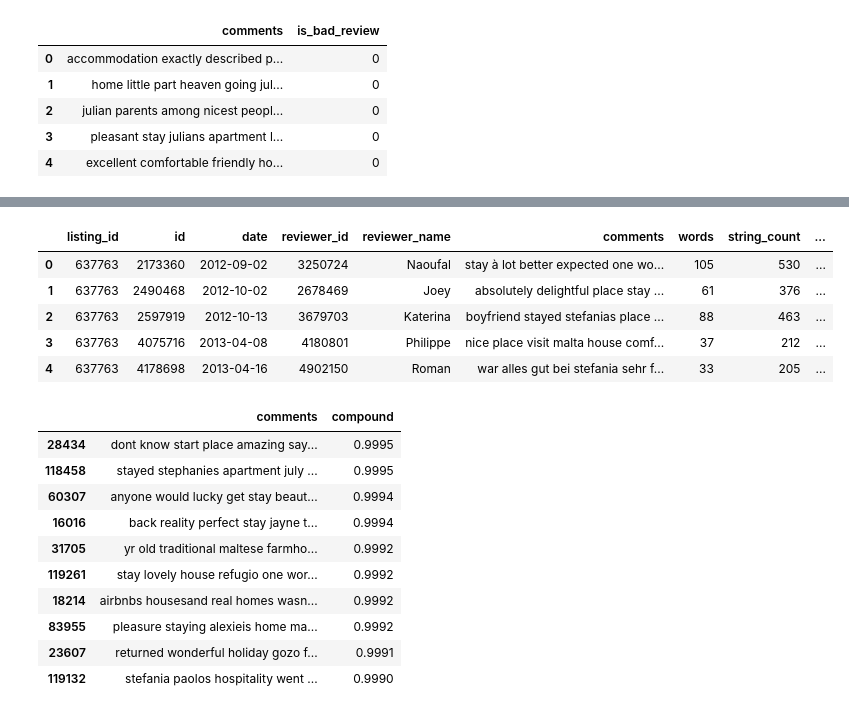
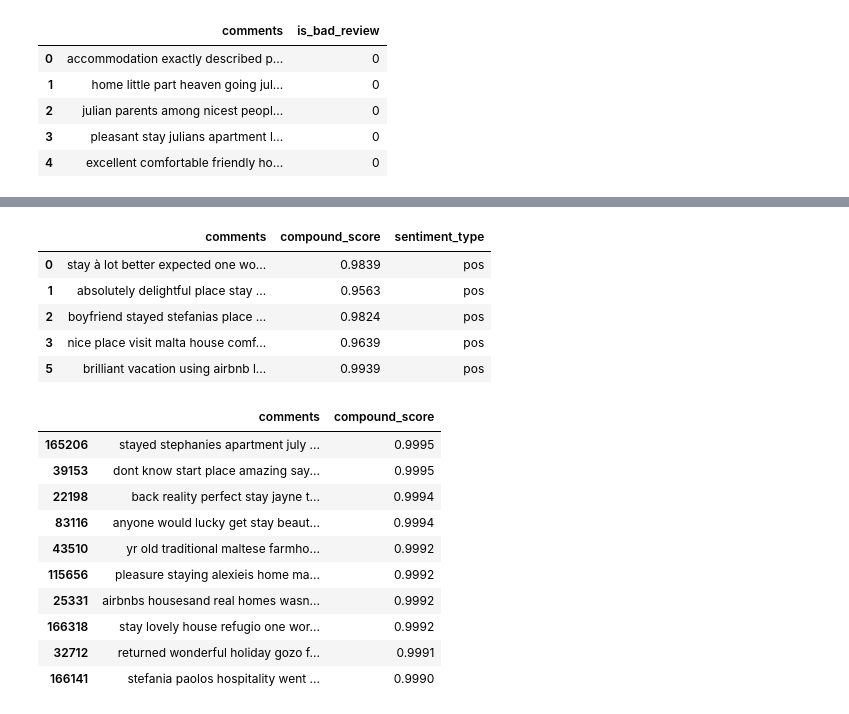
Before and after one commit to dianaionascu15/airbnb-nlp, a Jupyter notebook: airbnb_nlp.ipynb, the cells around one changed output, grey strips where cells are left out. Drawn from its saved outputs; the diff is of its cells as text; code cells hidden in the pictures.

```diff
--- a/airbnb_nlp.ipynb
+++ b/airbnb_nlp.ipynb
@@ -461,7 +431,7 @@ finder.nbest(bigram_measures.pmi, 10)
 ## Detect languages
 
 ## Convert comments to string
-reviews['comments'] = reviews['comments'].astype('string')
+reviews_summary['comments'] = reviews_summary['comments'].astype('string')
 
 # Langdetect library
 import langdetect
@@ -476,7 +446,7 @@ def det(x):
         lang = 'Other'
     return lang
 
-reviews['language'] = reviews['comments'].apply(lambda x: det(x))
+reviews_summary['language'] = reviews_summary['comments'].apply(lambda x: det(x))
 
-reviews['language'].value_counts().head(5) ##ro 1014
+reviews_summary['language'].value_counts().head(5) ##ro 1014
 # %% [output]
@@ -507,3 +477,19 @@ Try using .loc[row_indexer,col_indexer] = value instead
 
 See the caveats in the documentation: https://pandas.pydata.org/pandas-docs/stable/user_guide/indexing.html#returning-a-view-versus-a-copy
   ro_reviews['Words'] = ro_reviews['comments'].str.split().str.len()
+# %%
+## select only english comments
+reviews_en = reviews_summary[reviews_summary['language'] == 'en']
+
+## convert to list
+feedback_list = reviews_en.review_lemmatized_pos.to_list()
+
+## convert list into string
+feedback_list2 = ' '.join(feedback_list)
+
+## tokenize the string
+tokens = nltk.word_tokenize(feedback_list2)
+
+## words frequency
+wordsFrequency = FreqDist(tokens)
+print(wordsFrequency.most_common(10))
@@ -543,5 +559,4 @@ reviews_df.head()
 | 4 | excellent comfortable friendly ho... | 0 |
 # %%
 ## Check polarity scores
-reviews["sentiment"] = reviews["comments"].apply(lambda x: sid.polarity_scores(x))
-#reviews = pd.concat([reviews.drop(['sentiments'], axis=1), reviews['sentiments'].apply(pd.Series)], axis=1)
+reviews_en["sentiment_score"] = reviews_en["comments"].apply(lambda x: sid.polarity_scores(x))
@@ -552,5 +567,5 @@ reviews.sentiment[1]
 # %%
-## Chek compund score
-reviews['compound']  = reviews['sentiment'].apply(lambda score_dict: score_dict['compound'])
-reviews.head()
+## Check compound score
+reviews_en['compound_score']  = reviews_en['sentiment_score'].apply(lambda score_dict: score_dict['compound'])
+reviews_en[['comments', 'sentiment_score', 'compound_score']].head()
 # %% [output]
@@ -563,11 +578,11 @@ reviews.head()
 # %%
 ## Divide into negative/positive sentiment
-reviews['sentiment_type'] = reviews['compound'].apply(lambda x: 'pos' if x >=0 else 'neg')
-reviews.head()
+reviews_en['sentiment_type'] = reviews_en['compound_score'].apply(lambda x: 'pos' if x >=0 else 'neg')
+reviews_en[['comments', 'compound_score', 'sentiment_type']].head()
 # %% [output]
-|  | listing_id | id | date | reviewer_id | reviewer_name | comments | words | string_count | ... |
-| 0 | 637763 | 2173360 | 2012-09-02 | 3250724 | Naoufal | stay à lot better expected one wo... | 105 | 530 | ... |
-| 1 | 637763 | 2490468 | 2012-10-02 | 2678469 | Joey | absolutely delightful place stay ... | 61 | 376 | ... |
-| 2 | 637763 | 2597919 | 2012-10-13 | 3679703 | Katerina | boyfriend stayed stefanias place ... | 88 | 463 | ... |
-| 3 | 637763 | 4075716 | 2013-04-08 | 4180801 | Philippe | nice place visit malta house comf... | 37 | 212 | ... |
-| 4 | 637763 | 4178698 | 2013-04-16 | 4902150 | Roman | war alles gut bei stefania sehr f... | 33 | 205 | ... |
+|  | comments | compound_score | sentiment_type |
+| 0 | stay à lot better expected one wo... | 0.9839 | pos |
+| 1 | absolutely delightful place stay ... | 0.9563 | pos |
+| 2 | boyfriend stayed stefanias place ... | 0.9824 | pos |
+| 3 | nice place visit malta house comf... | 0.9639 | pos |
+| 5 | brilliant vacation using airbnb l... | 0.9939 | pos |
@@ -577,19 +591,19 @@ reviews_en = reviews[reviews['language'] == 'en']
 reviews_en = pd.merge(reviews_en, listings[['review_scores_rating', 'id']], how = 'left', left_on=  ["listing_id"], right_on = ['id'])
 reviews_en = reviews_en.rename(columns={'id_x' : 'id_review'})
 # %%
-# top positive sentiment reviews (filter more than 5 words)
+## top positive sentiment reviews (filter more than 5 words)
 pos_review = reviews_en[reviews_en.sentiment_type == 'pos']
-pos_review[pos_review ["words"] >= 5].sort_values('compound', ascending = False)[["comments", "compound"]].head(10)
+pos_review[pos_review ["words"] >= 5].sort_values('compound_score', ascending = False)[["comments", "compound_score"]].head(10)
 # %% [output]
-|  | comments | compound |
-| 28434 | dont know start place amazing say... | 0.9995 |
-| 118458 | stayed stephanies apartment july ... | 0.9995 |
-| 60307 | anyone would lucky get stay beaut... | 0.9994 |
-| 16016 | back reality perfect stay jayne t... | 0.9994 |
-| 31705 | yr old traditional maltese farmho... | 0.9992 |
-| 119261 | stay lovely house refugio one wor... | 0.9992 |
-| 18214 | airbnbs housesand real homes wasn... | 0.9992 |
-| 83955 | pleasure staying alexieis home ma... | 0.9992 |
-| 23607 | returned wonderful holiday gozo f... | 0.9991 |
-| 119132 | stefania paolos hospitality went ... | 0.9990 |
+|  | comments | compound_score |
+| 165206 | stayed stephanies apartment july ... | 0.9995 |
+| 39153 | dont know start place amazing say... | 0.9995 |
+| 22198 | back reality perfect stay jayne t... | 0.9994 |
+| 83116 | anyone would lucky get stay beaut... | 0.9994 |
+| 43510 | yr old traditional maltese farmho... | 0.9992 |
+| 115656 | pleasure staying alexieis home ma... | 0.9992 |
+| 25331 | airbnbs housesand real homes wasn... | 0.9992 |
+| 166318 | stay lovely house refugio one wor... | 0.9992 |
+| 32712 | returned wonderful holiday gozo f... | 0.9991 |
+| 166141 | stefania paolos hospitality went ... | 0.9990 |
 # %%
```
Also changed, not shown: parts of 29 cells of this notebook.
